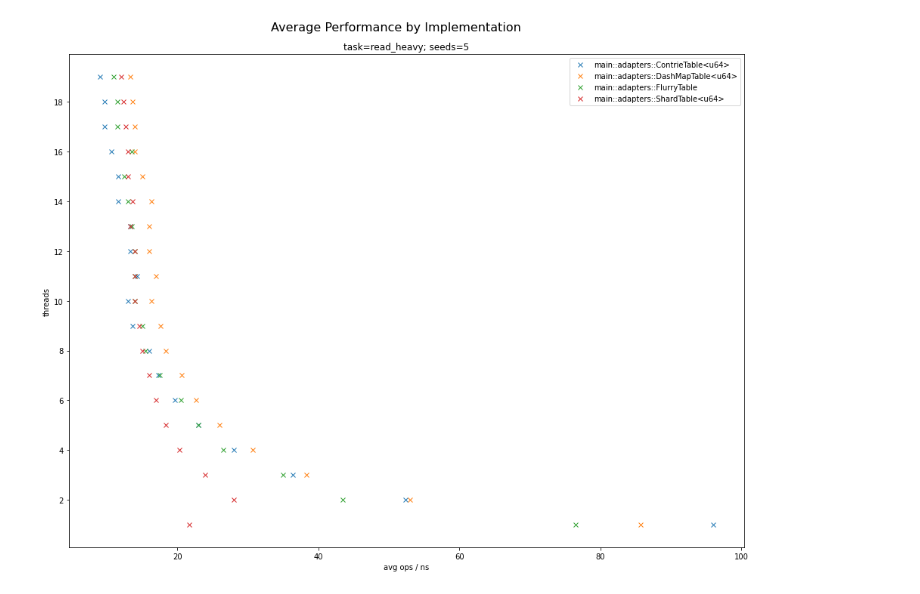
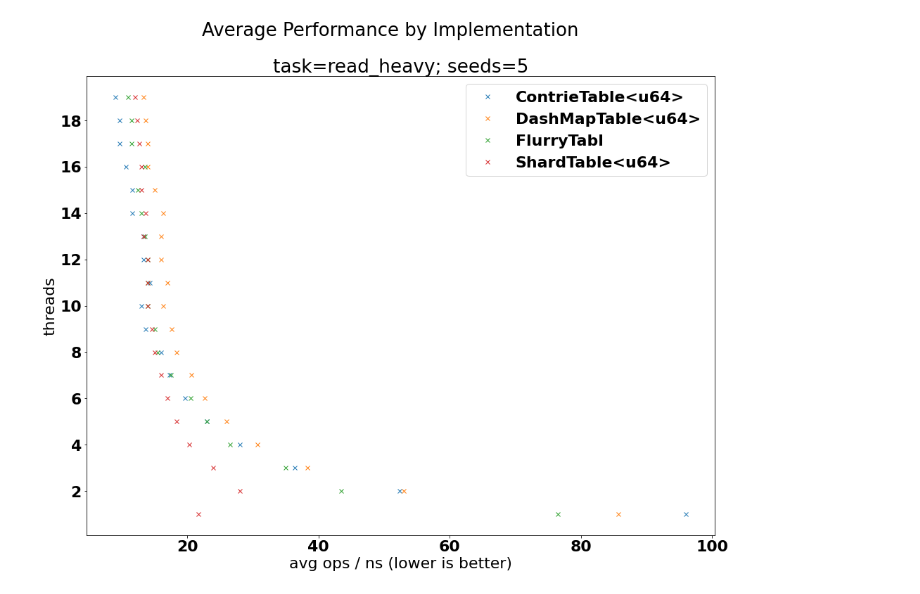
Before and after one commit to nkconnor/sharded, a Jupyter notebook: benchmarks/Summary.ipynb, the cells around one changed output. Cells and saved outputs as stored; diff of their text form; code cells hidden in the pictures.

Commit message:
Bump font size on images

```diff
--- a/benchmarks/Summary.ipynb
+++ b/benchmarks/Summary.ipynb
@@ -70,43 +70,51 @@ df.head()
 | 4 | Aug 19 13:27:13.630 | main::adapters::ContrieTable<u64> | read_heavy | 0 | 5 | Mix { read: 94, insert: 2, remove... | 21 | 25165824 | 538.393364ms | workload mix finished |
 # %%
 import matplotlib.pyplot as plt
+import matplotlib
+
+
+font = {'family' : 'normal',
+        'weight' : 'bold',
+        'size'   : 22}
+
+matplotlib.rc('font', **font)
 
 fig, ax = plt.subplots(figsize=(16,12))
 
-
 df = df[df['impl'] != 'main::adapters::CHashMapTable<u64>']
 df = df[df['impl'] != 'main::adapters::MutexStdTable<u64>']
+
 title_set = False
 
 for task, task_df in df.groupby('task'):
     for label, group in task_df.groupby('impl'):
         see = group[['threads', 'avg']]
         see = see.groupby('threads').mean().reset_index()
         see.plot(
             x="avg",
             y="threads",
             ax=ax,
-            label=label,
+            label=label.strip("main::adapters::").strip("<u64>"),
     #        title=f"Average Performance ({task})",
             style='x' # '.--'
         )
 
     yticks = list(filter(lambda x: x % 2 == 0, list(df["threads"].unique())))
 
     title_string = f"Average Performance by Implementation"
     subtitle_string = f"task={task}; seeds={5}"
 
     if not title_set:
-        plt.suptitle(title_string, y=0.93, fontsize=16)
+        plt.suptitle(title_string, y=0.97, fontsize=26)
         title_set = True
 
     plt.title(subtitle_string) #, fontsize=10)
 
     ax.set_yticks(yticks)
     ax.set_ylabel("threads")
-    ax.set_xlabel("avg ops / ns")
+    ax.set_xlabel("avg ops / ns (lower is better)")
     plt.legend()
     plt.savefig(f"avg_performance_{task}.png")
     plt.show()
 # %% [output]
-[figure, old version]
+[figure, new version]
```
Also changed, not shown: 1 other file.
